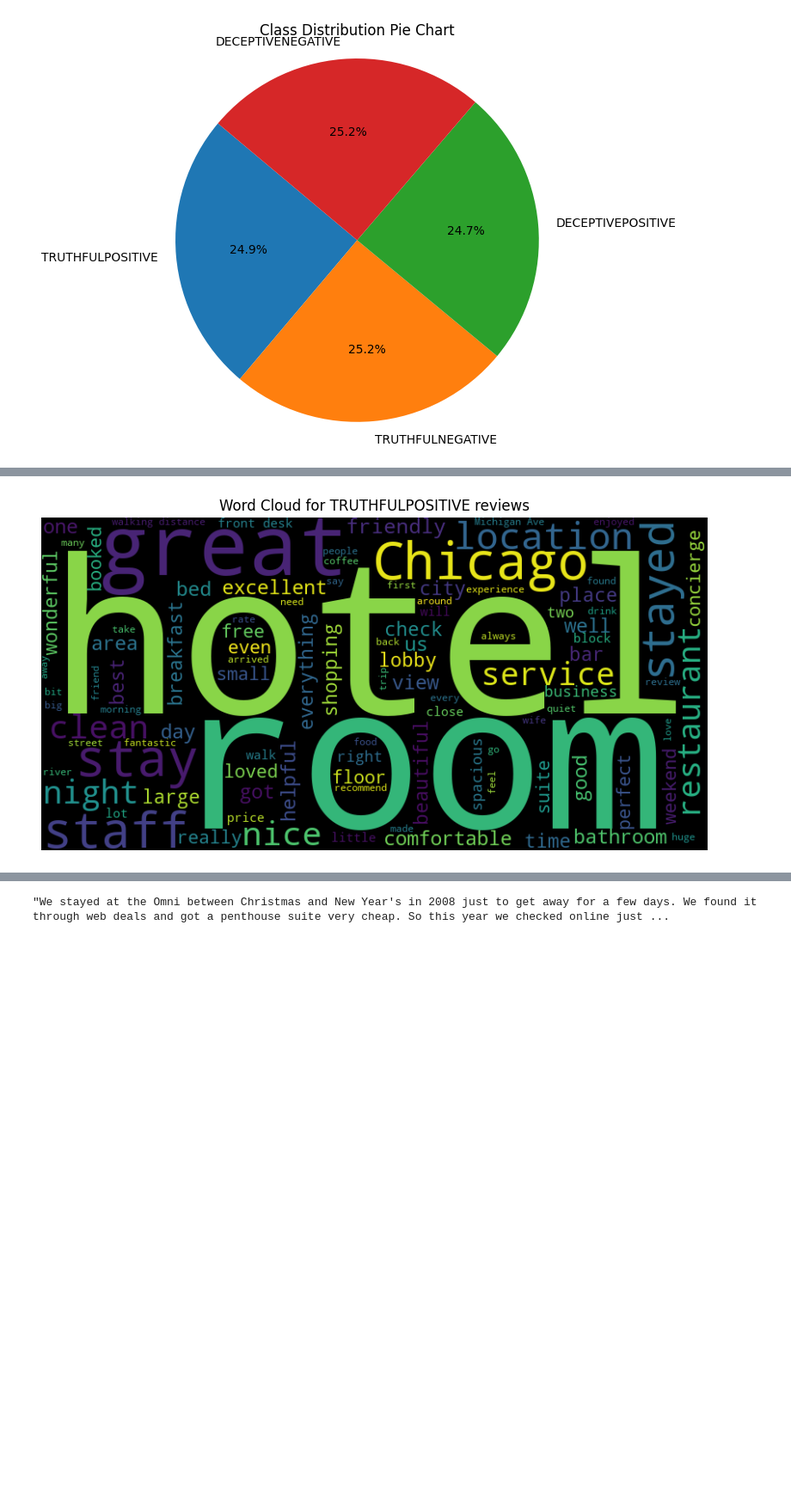
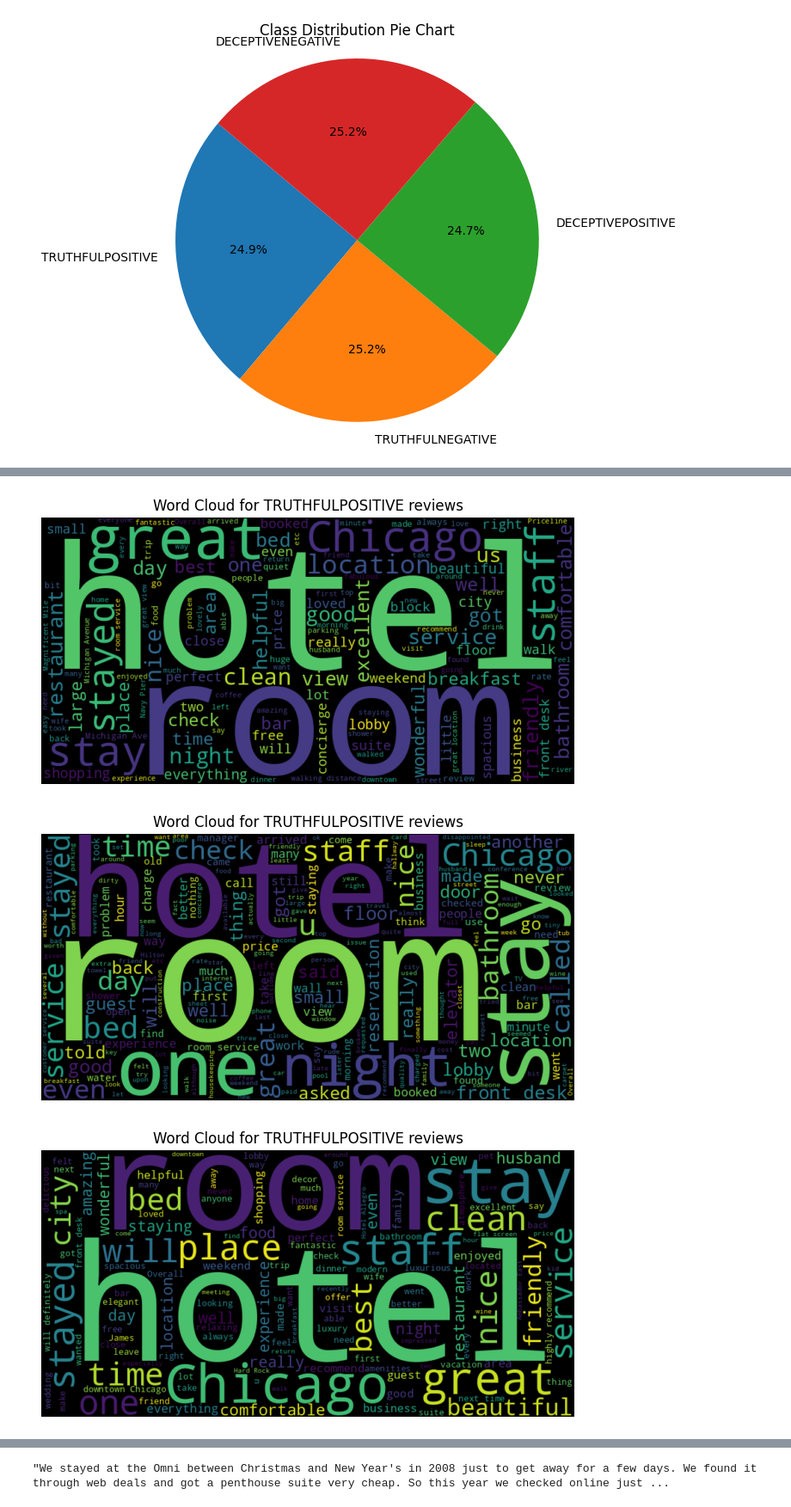
Before and after one commit to JJestel/NL, a Jupyter notebook: MP2/project.ipynb, the cells around one changed output, grey strips where cells are left out. Shown at 86% size. Cells and saved outputs as stored; diff of their text form; code cells hidden in the pictures; blank space fills up the shorter version.

```diff
--- a/MP2/project.ipynb
+++ b/MP2/project.ipynb
@@ -19,5 +53,15 @@ from tensorflow.keras.preprocessing.sequence import pad_sequences
 # %%
 from numpy.random import seed
 seed(42)
-repo = git.Repo('.', search_parent_directories=True)
-data = train = pd.read_csv(os.path.join(repo.working_tree_dir, "MP2\\train.txt"), sep='\t', header = 0, names = ['sentiment','review'])
+
+DATA_SOURCE = 'DRIVE'
+
+if DATA_SOURCE == 'GIT':
+  repo = git.Repo('.', search_parent_directories=True)
+  data = train = pd.read_csv(os.path.join(repo.working_tree_dir, "MP2\\train.txt"), sep='\t', header = 0, names = ['sentiment','review'])
+
+elif DATA_SOURCE == 'DRIVE':
+  from google.colab import drive
+  drive.mount('/content/drive')
+
+  data = pd.read_csv("/content/drive/MyDrive/train.txt", sep='\t', header = 0, names = ['sentiment','review'])
@@ -199,10 +267,21 @@ plt.show()
 # %%
-wcTP = WordCloud(max_words=1000, min_font_size=10,
-                height=400,width=800,background_color="black").generate(" ".join(data[data["sentiment"]=="TRUTHFULPOSITIVE"].review))
-fig, ax = plt.subplots(figsize=(10,10))
-ax.imshow(wcTP, interpolation='bilinear')
-ax.set_axis_off()
-ax.set_title('Word Cloud for TRUTHFULPOSITIVE reviews')
-plt.show()
+def print_word_cloud(label):
+    wcTP = WordCloud(max_words=1000,
+                     min_font_size=10,
+                     height=400,
+                     width=800,
+                     background_color="black").generate(" ".join(data[data["sentiment"]==label].review))
+    fig, ax = plt.subplots(figsize=(8,8))
+    ax.imshow(wcTP, interpolation='bilinear')
+    ax.set_axis_off()
+    ax.set_title('Word Cloud for TRUTHFULPOSITIVE reviews')
+    plt.show()
+
+print_word_cloud("TRUTHFULPOSITIVE")
+print_word_cloud("TRUTHFULNEGATIVE")
+print_word_cloud("DECEPTIVEPOSITIVE")
+print_word_cloud("DECEPTIVENEGATIVE")
 # %% [output]
-[figure, old version]
+[figure, new version]
+[figure, added]
+[figure, added]
```
Also changed, not shown: parts of 86 cells of this notebook.
